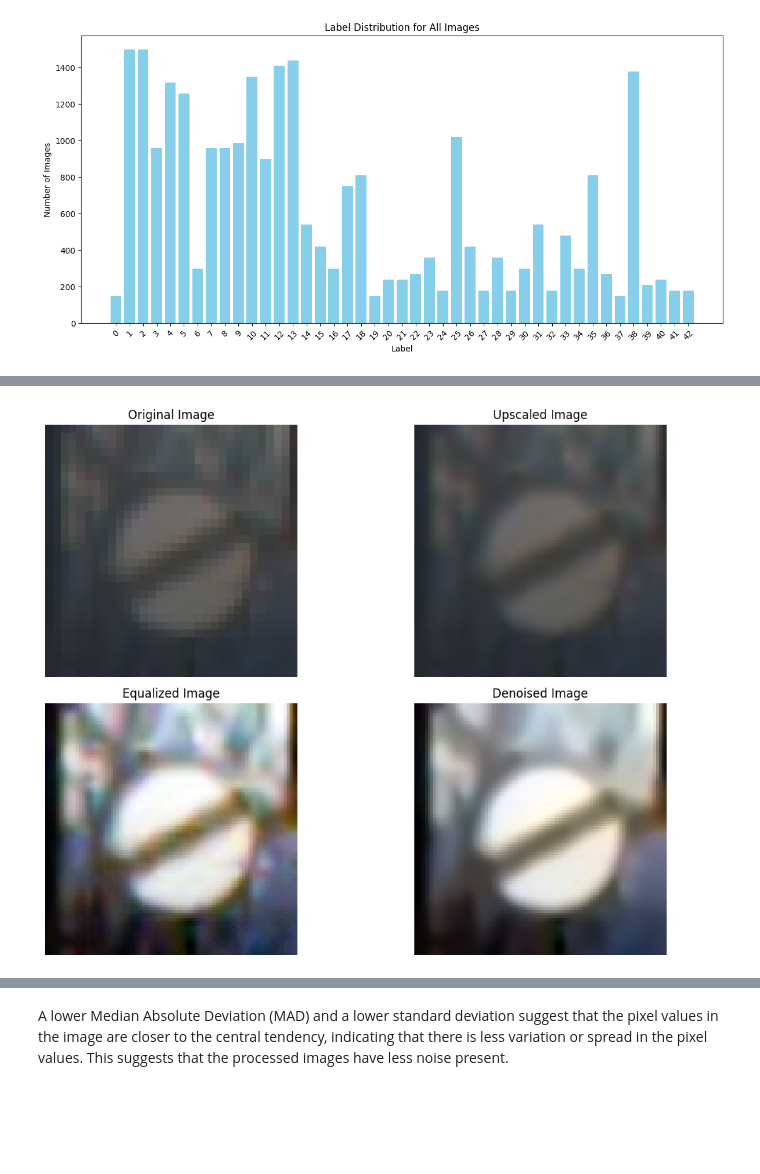
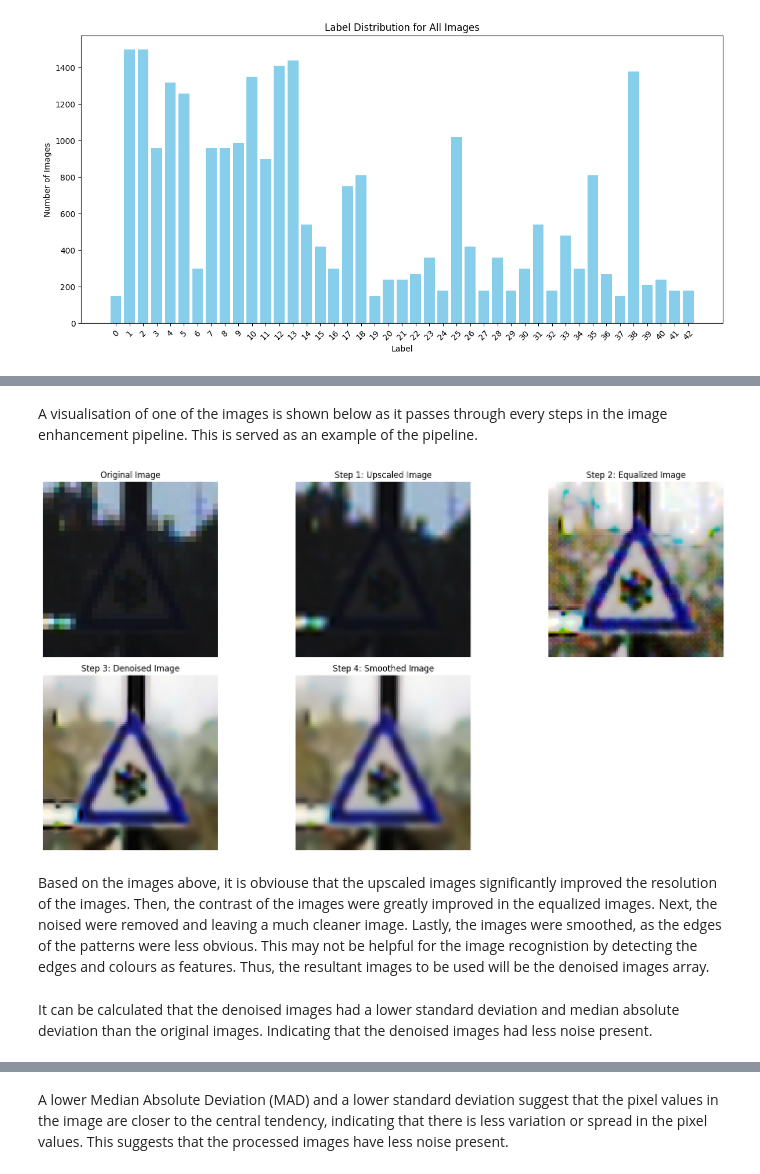
Before and after one commit to Jieoi/traffic_sign_recognition, a Jupyter notebook: train_data_preparation_simple.ipynb, the cells around one changed output, grey strips where cells are left out. Saved outputs shown, nothing was run; the diff lists cells and outputs as text; code cells hidden in the pictures; blank space fills up the shorter version.

```diff
--- a/train_data_preparation_simple.ipynb
+++ b/train_data_preparation_simple.ipynb
@@ -254,36 +307,48 @@ excuted once
 smoothed_images = processing_image.gaussian_smoothing(denoised_images)
+# %% [markdown]
+A visualisation of one of the images is shown below as it passes through every steps in the image enhancement pipeline. This is served as an example of the pipeline.
 # %%
-# Display the original image, upscaled image, denoised image, and histogram-equalized image
-plt.figure(figsize=(12, 8))
+# Display the original image, upscaled image, equalized image, denoised image, and smoothed image
+plt.figure(figsize=(16, 8))
 
 # Original Image
-plt.subplot(2, 2, 1)
-plt.imshow(images[0])
+plt.subplot(2, 3, 1)
+plt.imshow(images[1])
 plt.title("Original Image")
 plt.axis("off")
 
 # Upscaled Image
-plt.subplot(2, 2, 2)
-plt.imshow(upscaled_images[0])
-plt.title("Upscaled Image")
+plt.subplot(2, 3, 2)
+plt.imshow(upscaled_images[1])
+plt.title("Step 1: Upscaled Image")
 plt.axis("off")
 
 # Equalized Image
-plt.subplot(2, 2, 3)
-plt.imshow(equalized_images[0])
-plt.title("Equalized Image")
+plt.subplot(2, 3, 3)
+plt.imshow(equalized_images[1])
+plt.title("Step 2: Equalized Image")
 plt.axis("off")
 
 # Denoised Image
-plt.subplot(2, 2, 4)
-plt.imshow(denoised_images[0])
-plt.title("Denoised Image")
+plt.subplot(2, 3, 4)
+plt.imshow(denoised_images[1])
+plt.title("Step 3: Denoised Image")
+plt.axis("off")
+
+# Smoothed Image
+plt.subplot(2, 3, 5)
+plt.imshow(smoothed_images[1])
+plt.title("Step 4: Smoothed Image")
 plt.axis("off")
 
 plt.tight_layout()
 plt.show()
 # %% [output]
-[figure, old version]
+[figure, new version]
+# %% [markdown]
+Based on the images above, it is obviouse that the upscaled images significantly improved the resolution of the images. Then, the contrast of the images were greatly improved in the equalized images. Next, the noised were removed and leaving a much cleaner image. Lastly, the images were smoothed, as the edges of the patterns were less obvious. This may not be helpful for the  image recognistion by detecting the edges and colours as features. Thus, the resultant images to be used will be the denoised images array.
+# %% [markdown]
+It can be calculated that the denoised images had a lower standard deviation and median absolute deviation than the original images. Indicating that the denoised images had less noise present.
 # %%
 # Calculate the standard deviation of pixel values
 std_dev_old = np.std(images[0])
```
Also changed, not shown: parts of 62 cells of this notebook.
